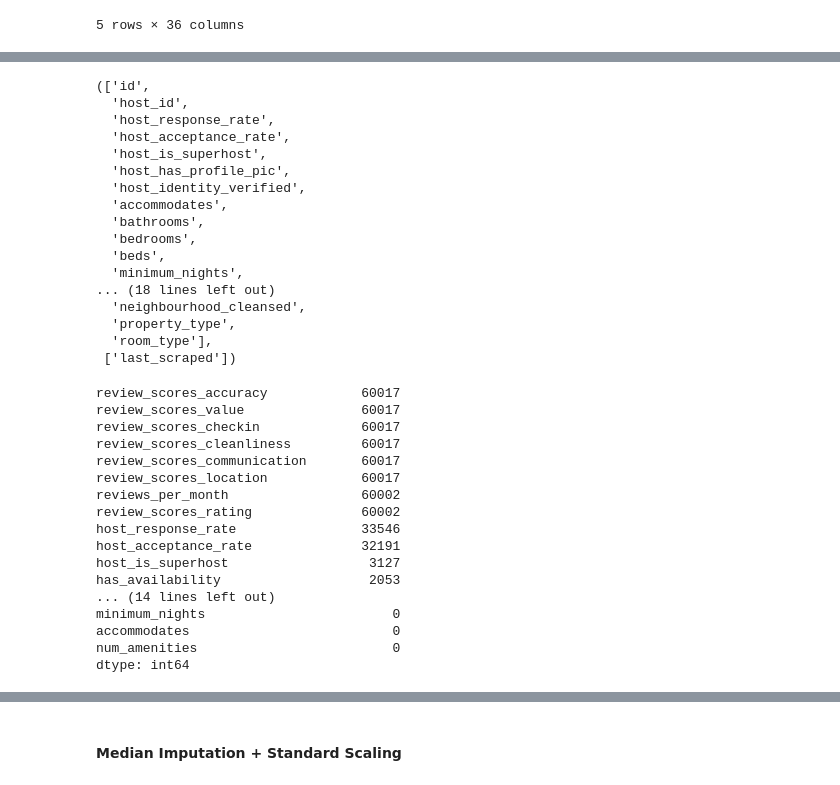
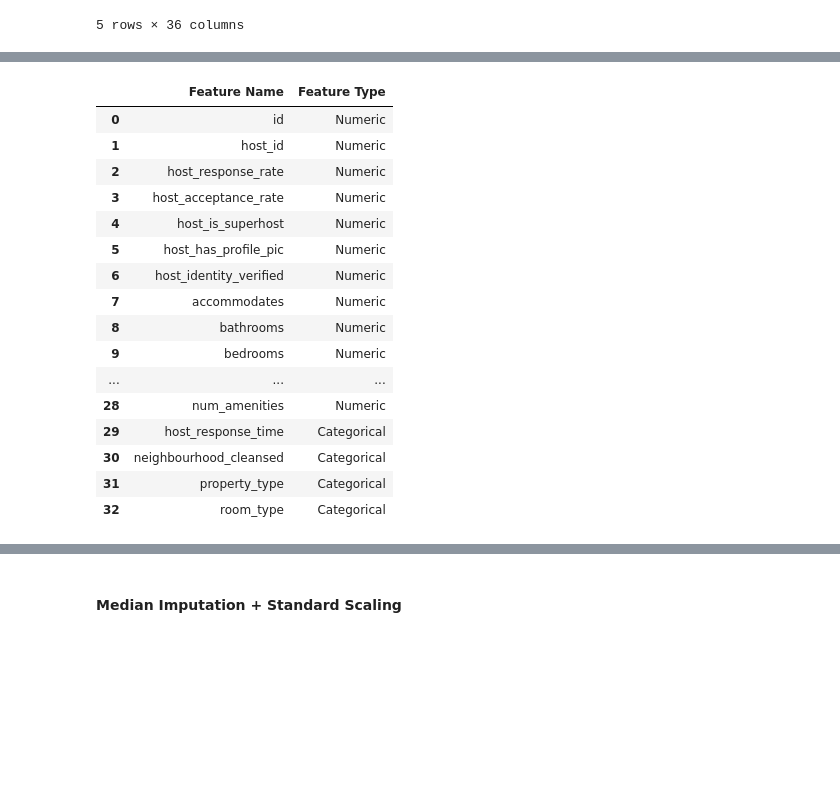
Before and after one commit to aminahrr/AirBnB-ML-project, a Jupyter notebook: notebooks/01_data_preprocessing.ipynb, the cells around one changed output, grey strips where cells are left out. Cells and saved outputs as stored; diff of their text form; code cells hidden in the pictures; blank space fills up the shorter version.

```diff
--- a/notebooks/01_data_preprocessing.ipynb
+++ b/notebooks/01_data_preprocessing.ipynb
@@ -383,51 +498,36 @@ df_train.head()
 # %%
 numeric_cols = X_train_raw.select_dtypes(include=['float64','int64']).columns.tolist()
 categorical_cols = X_train_raw.select_dtypes(include=['object']).columns.tolist()
-datetime_cols = df_train.select_dtypes(include=['datetime64']).columns.tolist()
+
+
 # Remove raw amenities column (handled via num_amenities)
 categorical_cols = [col for col in categorical_cols if col != 'amenities']
 
+# Display final feature lists in a readable table
+features_df = pd.DataFrame({
+    'Feature Name': numeric_cols + categorical_cols,
+    'Feature Type': ['Numeric'] * len(numeric_cols) + ['Categorical'] * len(categorical_cols)
+})
 
-numeric_cols, categorical_cols, datetime_cols
+features_df
 # %% [output]
-(['id',
-  'host_id',
-  'host_response_rate',
-  'host_acceptance_rate',
-  'host_is_superhost',
-  'host_has_profile_pic',
-  'host_identity_verified',
-  'accommodates',
-  'bathrooms',
-  'bedrooms',
-  'beds',
-  'minimum_nights',
-... (18 lines left out)
-  'neighbourhood_cleansed',
-  'property_type',
-  'room_type'],
- ['last_scraped'])
+|  | Feature Name | Feature Type |
+| 0 | id | Numeric |
+| 1 | host_id | Numeric |
+| 2 | host_response_rate | Numeric |
+| 3 | host_acceptance_rate | Numeric |
+| 4 | host_is_superhost | Numeric |
+| 5 | host_has_profile_pic | Numeric |
+| 6 | host_identity_verified | Numeric |
+| 7 | accommodates | Numeric |
+| 8 | bathrooms | Numeric |
+| 9 | bedrooms | Numeric |
+| ... | ... | ... |
+| 28 | num_amenities | Numeric |
+| 29 | host_response_time | Categorical |
+| 30 | neighbourhood_cleansed | Categorical |
+| 31 | property_type | Categorical |
+| 32 | room_type | Categorical |
 # %%
 if 'num_amenities' not in numeric_cols:
     numeric_cols.append('num_amenities')
-# %%
-# Null counts for numeric columns
-df_train[numeric_cols].isna().sum().sort_values(ascending=False)
-# %% [output]
-review_scores_accuracy            60017
-review_scores_value               60017
-review_scores_checkin             60017
-review_scores_cleanliness         60017
-review_scores_communication       60017
-review_scores_location            60017
-reviews_per_month                 60002
-review_scores_rating              60002
-host_response_rate                33546
-host_acceptance_rate              32191
-host_is_superhost                  3127
-has_availability                   2053
-... (14 lines left out)
-minimum_nights                        0
-accommodates                          0
-num_amenities                         0
-dtype: int64
```
Also changed, not shown: parts of 27 cells of this notebook.
